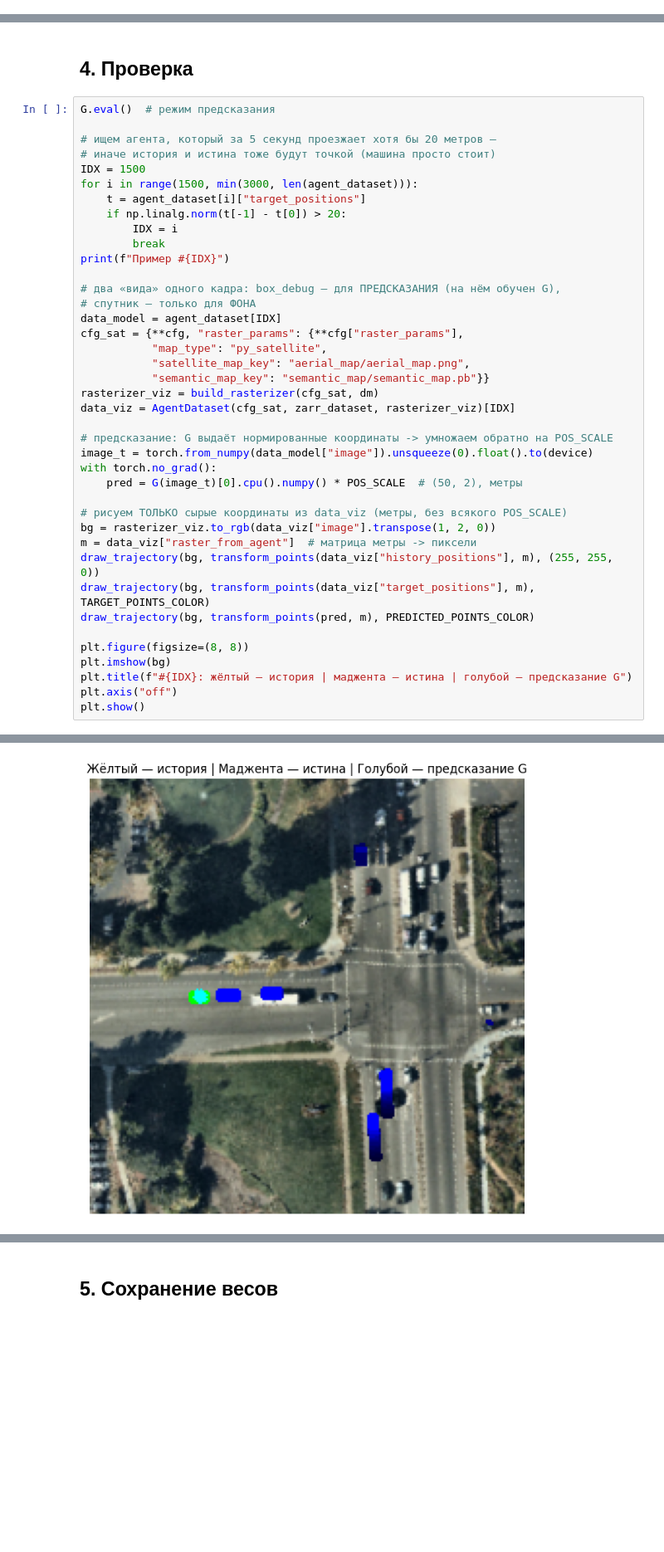
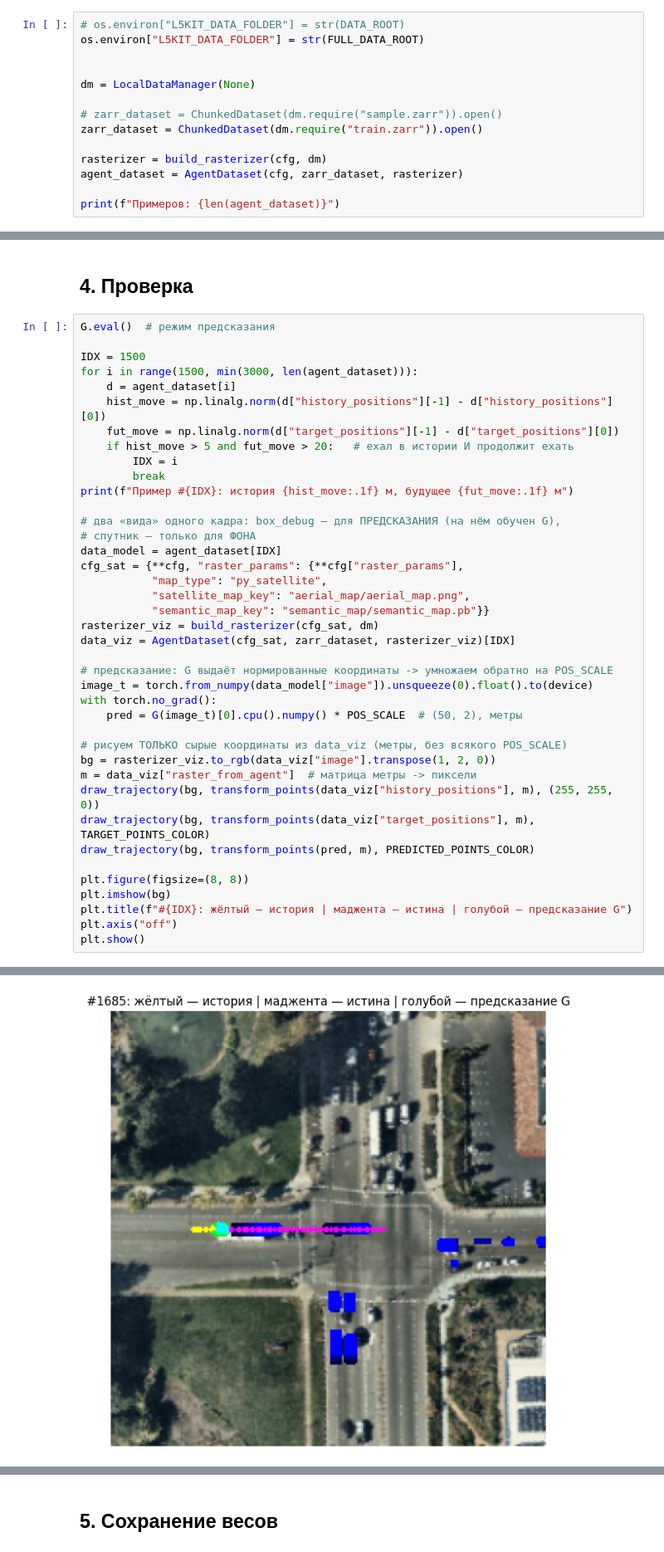
Before and after one commit to RiXenGC/IU1_ML, a Jupyter notebook: sem2/lab6/notebooks/02_gan_model.ipynb, the cells around one changed output, grey strips where cells are left out. Shown at 83% size. Saved outputs shown, nothing was run; the diff lists cells and outputs as text; blank space fills up the shorter version.

Commit message:
Added train.zarr import

```diff
--- a/sem2/lab6/notebooks/02_gan_model.ipynb
+++ b/sem2/lab6/notebooks/02_gan_model.ipynb
@@ -87,0 +83,14 @@ DATA_ROOT:  C:\Users\sadovets\Dev\BMSTU\IU1_ML\sem2\lab6\data\raw
+# %%
+# os.environ["L5KIT_DATA_FOLDER"] = str(DATA_ROOT)
+os.environ["L5KIT_DATA_FOLDER"] = str(FULL_DATA_ROOT)
+
+
+dm = LocalDataManager(None)
+
+# zarr_dataset = ChunkedDataset(dm.require("sample.zarr")).open()
+zarr_dataset = ChunkedDataset(dm.require("train.zarr")).open()
+
+rasterizer = build_rasterizer(cfg, dm)
+agent_dataset = AgentDataset(cfg, zarr_dataset, rasterizer)
+
+print(f"Примеров: {len(agent_dataset)}")
@@ -476,15 +487,15 @@ print("честное сравнение только по метрикам ADE/
 # %%
 G.eval()  # режим предсказания
 
-# ищем агента, который за 5 секунд проезжает хотя бы 20 метров —
-# иначе история и истина тоже будут точкой (машина просто стоит)
 IDX = 1500
 for i in range(1500, min(3000, len(agent_dataset))):
-    t = agent_dataset[i]["target_positions"]
-    if np.linalg.norm(t[-1] - t[0]) > 20:
+    d = agent_dataset[i]
+    hist_move = np.linalg.norm(d["history_positions"][-1] - d["history_positions"][0])
+    fut_move = np.linalg.norm(d["target_positions"][-1] - d["target_positions"][0])
+    if hist_move > 5 and fut_move > 20:   # ехал в истории И продолжит ехать
         IDX = i
         break
-print(f"Пример #{IDX}")
+print(f"Пример #{IDX}: история {hist_move:.1f} м, будущее {fut_move:.1f} м")
 
 # два «вида» одного кадра: box_debug — для ПРЕДСКАЗАНИЯ (на нём обучен G),
 # спутник — только для ФОНА
@@ -517 +529 @@ plt.show()
-[figure, old version]
+[figure, new version]
```
Also changed, not shown: parts of 6 cells of this notebook.
